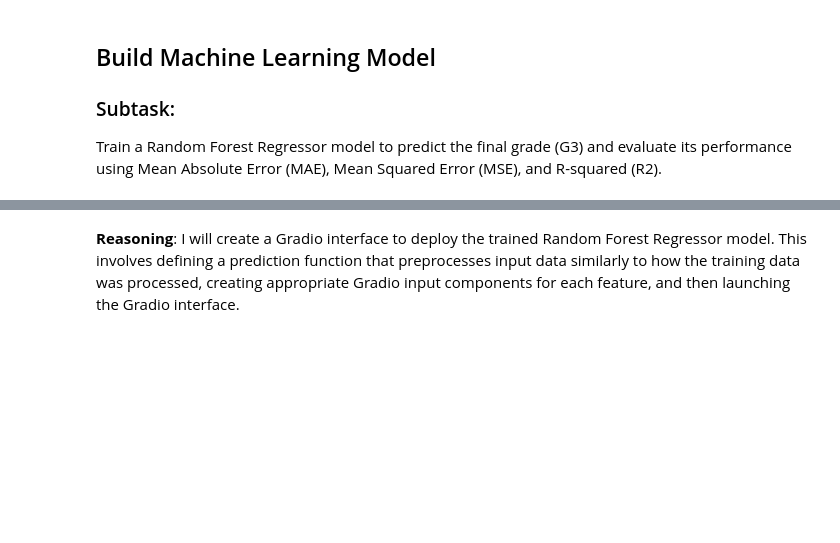
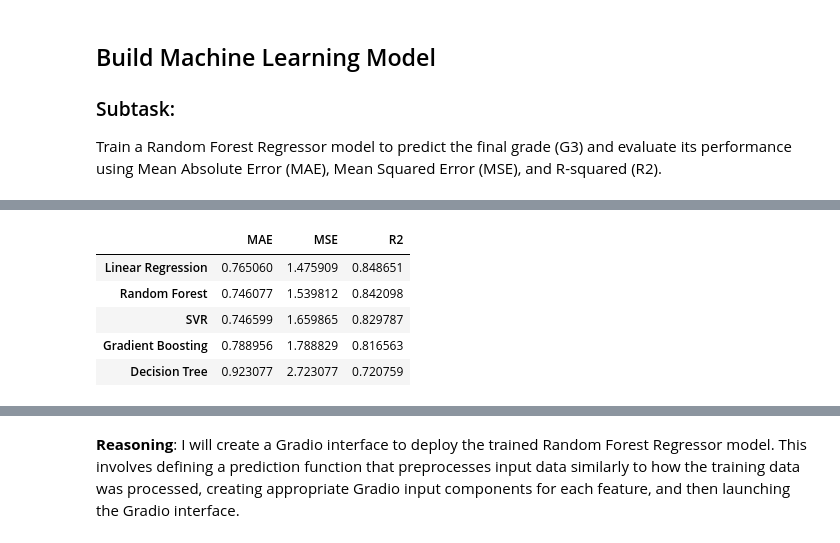
Before and after one commit to kanagalalakshmisudhakar/StudentPerformance, a Jupyter notebook: StudentPerformance.ipynb, the cells around one changed output, grey strips where cells are left out. Saved outputs shown, nothing was run; the diff lists cells and outputs as text; code cells hidden in the pictures; blank space fills up the shorter version.

```diff
--- a/StudentPerformance.ipynb
+++ b/StudentPerformance.ipynb
@@ -333,0 +338,93 @@ Train a Random Forest Regressor model to predict the final grade (G3) and evalua
+# %%
+from sklearn.linear_model import LinearRegression
+from sklearn.tree import DecisionTreeRegressor
+from sklearn.svm import SVR
+from sklearn.ensemble import GradientBoostingRegressor, RandomForestRegressor
+from sklearn.metrics import mean_absolute_error, mean_squared_error, r2_score
+import pandas as pd
+from sklearn.model_selection import train_test_split
+
+# Re-load the dataset if 'df' is not defined (e.g., if previous cells weren't run)
+if 'df' not in locals() and 'df' not in globals():
+    df = pd.read_csv('/StudentsPerformance.csv')
+
+# Ensure data preparation and splitting are done if not already in scope
+# 1. Define target (y) and features (X)
+y = df['G3']
+X = df.drop('G3', axis=1)
+
+# 2. Identify categorical columns in X
+categorical_cols = X.select_dtypes(include=['object']).columns
+
+# 3. Apply one-hot encoding to categorical columns
+X_encoded = pd.get_dummies(X, columns=categorical_cols, drop_first=True)
+
+# 4. Split data into training and testing sets
+X_train, X_test, y_train, y_test = train_test_split(X_encoded, y, test_size=0.2, random_state=42)
+
+# Re-train Random Forest and get its metrics if not already available
+# This ensures `mae`, `mse`, `r2` are defined for the model comparison
+model = RandomForestRegressor(random_state=42)
+model.fit(X_train, y_train)
+y_pred = model.predict(X_test)
+mae = mean_absolute_error(y_test, y_pred)
+mse = mean_squared_error(y_test, y_pred)
+r2 = r2_score(y_test, y_pred)
+
+# Dictionary to store model performances
+model_performance = {}
+
+# --- Linear Regression ---
+print("\n--- Linear Regression ---")
+linear_model = LinearRegression()
+linear_model.fit(X_train, y_train)
+linear_pred = linear_model.predict(X_test)
+mae_lr = mean_absolute_error(y_test, linear_pred)
+mse_lr = mean_squared_error(y_test, linear_pred)
+r2_lr = r2_score(y_test, linear_pred)
+print(f"MAE: {mae_lr:.2f}, MSE: {mse_lr:.2f}, R2: {r2_lr:.2f}")
+model_performance['Linear Regression'] = {'MAE': mae_lr, 'MSE': mse_lr, 'R2': r2_lr}
+
+# --- Decision Tree Regressor ---
+print("\n--- Decision Tree Regressor ---")
+dtree_model = DecisionTreeRegressor(random_state=42)
+dtree_model.fit(X_train, y_train)
+dtree_pred = dtree_model.predict(X_test)
+mae_dt = mean_absolute_error(y_test, dtree_pred)
+mse_dt = mean_squared_error(y_test, dtree_pred)
+r2_dt = r2_score(y_test, dtree_pred)
+print(f"MAE: {mae_dt:.2f}, MSE: {mse_dt:.2f}, R2: {r2_dt:.2f}")
+model_performance['Decision Tree'] = {'MAE': mae_dt, 'MSE': mse_dt, 'R2': r2_dt}
+
+# --- Support Vector Regressor (SVR) ---
+print("\n--- Support Vector Regressor (SVR) ---")
+# SVR can be sensitive to feature scaling; for simplicity, we'll use it directly here.
+# In a more rigorous scenario, feature scaling would be applied.
+svr_model = SVR()
+svr_model.fit(X_train, y_train)
+svr_pred = svr_model.predict(X_test)
+mae_svr = mean_absolute_error(y_test, svr_pred)
+mse_svr = mean_squared_error(y_test, svr_pred)
+r2_svr = r2_score(y_test, svr_pred)
+print(f"MAE: {mae_svr:.2f}, MSE: {mse_svr:.2f}, R2: {r2_svr:.2f}")
+model_performance['SVR'] = {'MAE': mae_svr, 'MSE': mse_svr, 'R2': r2_svr}
+
+# --- Gradient Boosting Regressor ---
+print("\n--- Gradient Boosting Regressor ---")
+gbr_model = GradientBoostingRegressor(random_state=42)
+gbr_model.fit(X_train, y_train)
+gbr_pred = gbr_model.predict(X_test)
+mae_gbr = mean_absolute_error(y_test, gbr_pred)
+mse_gbr = mean_squared_error(y_test, gbr_pred)
+r2_gbr = r2_score(y_test, gbr_pred)
+print(f"MAE: {mae_gbr:.2f}, MSE: {mse_gbr:.2f}, R2: {r2_gbr:.2f}")
+model_performance['Gradient Boosting'] = {'MAE': mae_gbr, 'MSE': mse_gbr, 'R2': r2_gbr}
+
+# Add the Random Forest Regressor performance to the dictionary for comparison
+model_performance['Random Forest'] = {'MAE': mae, 'MSE': mse, 'R2': r2}
+
+# Convert to DataFrame for easy comparison
+performance_df = pd.DataFrame(model_performance).T.sort_values(by='R2', ascending=False)
+print("\n--- Model Performance Comparison ---")
+display(performance_df)
+# %% [output]
@@ -333,0 +444,6 @@ Train a Random Forest Regressor model to predict the final grade (G3) and evalua
+|  | MAE | MSE | R2 |
+| Linear Regression | 0.765060 | 1.475909 | 0.848651 |
+| Random Forest | 0.746077 | 1.539812 | 0.842098 |
+| SVR | 0.746599 | 1.659865 | 0.829787 |
+| Gradient Boosting | 0.788956 | 1.788829 | 0.816563 |
+| Decision Tree | 0.923077 | 2.723077 | 0.720759 |
```
Also changed, not shown: parts of 6 cells of this notebook.
